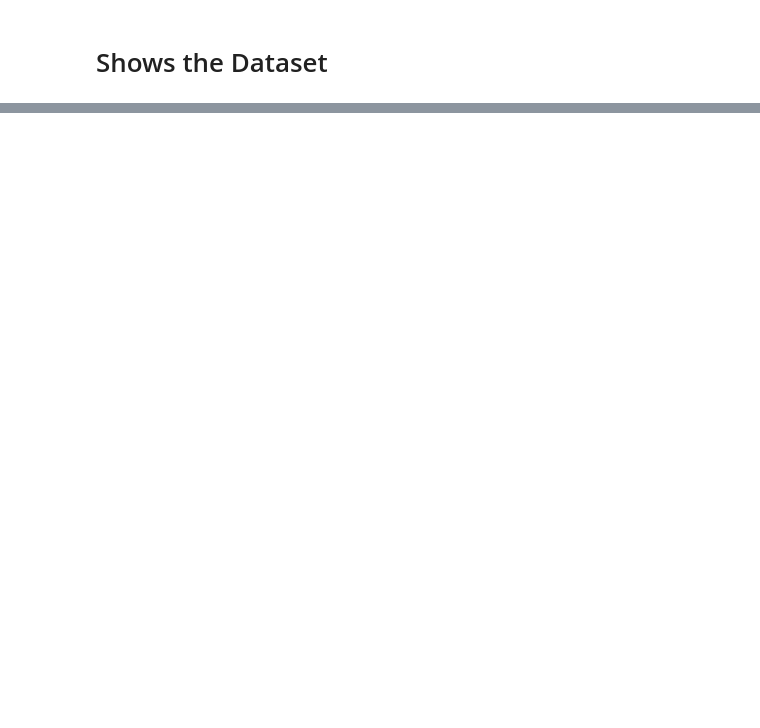
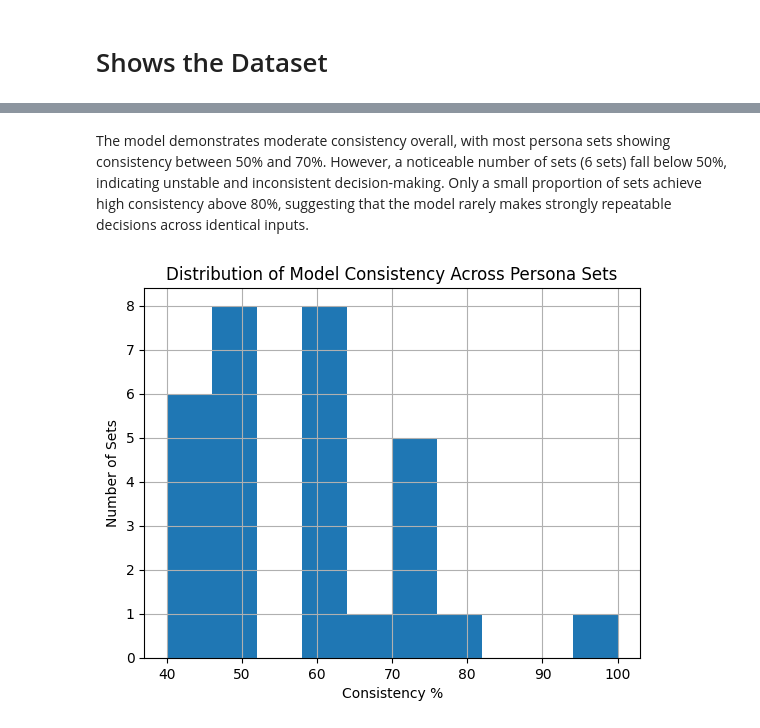
Before and after one commit to Sahar-Hassan5588/Assignment2-Advanced-Topics, a Jupyter notebook: Assignment2.ipynb, the cells around one changed output, grey strips where cells are left out. Drawn from its saved outputs; the diff is of its cells as text; code cells hidden in the pictures; blank space fills up the shorter version.

```diff
--- a/Assignment2.ipynb
+++ b/Assignment2.ipynb
@@ -676,0 +588,11 @@ Fixed notebook saved
+# %%
+def classify_consistency(x):
+    if x >= 80:
+        return "High Consistency"
+    elif x >= 50:
+        return "Moderate Consistency"
+    else:
+        return "Low Consistency"
+
+summary["Consistency Level"] = summary["Consistency %"].apply(classify_consistency)
+summary["Consistency Level"].value_counts()
@@ -676,0 +618,10 @@ Fixed notebook saved
+# %% [markdown]
+The model demonstrates moderate consistency overall, with most persona sets showing consistency between 50% and 70%. However, a noticeable number of sets (6 sets) fall below 50%, indicating unstable and inconsistent decision-making. Only a small proportion of sets achieve high consistency above 80%, suggesting that the model rarely makes strongly repeatable decisions across identical inputs.
+# %%
+summary["Consistency %"].hist()
+plt.xlabel("Consistency %")
+plt.ylabel("Number of Sets")
+plt.title("Distribution of Model Consistency Across Persona Sets")
+plt.show()
+# %% [output]
+[figure, added]
```
Also changed, not shown: parts of 53 cells of this notebook.
